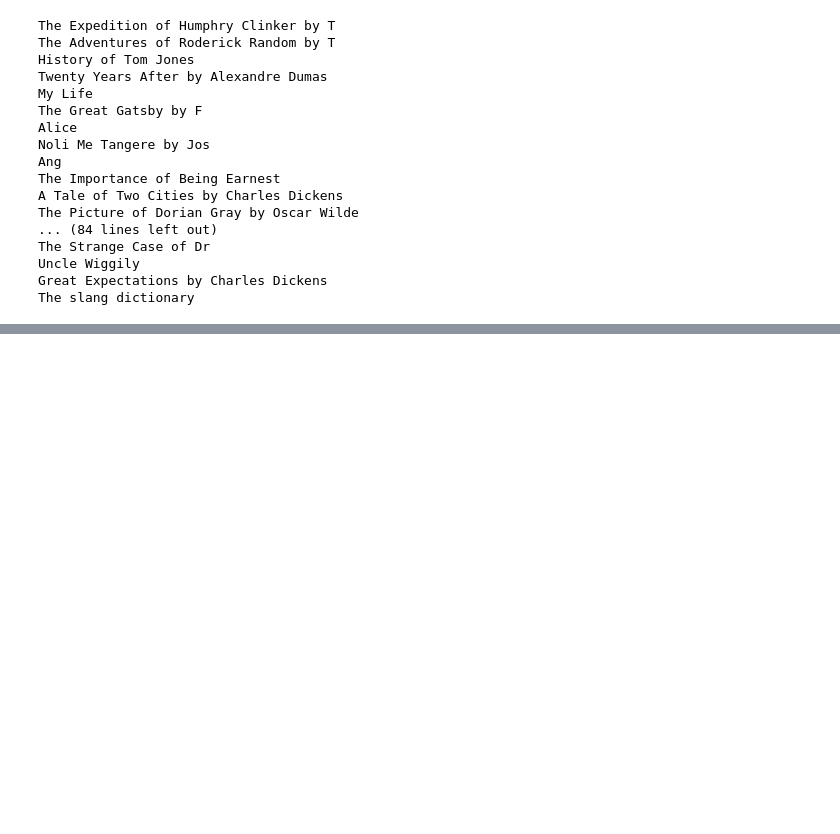
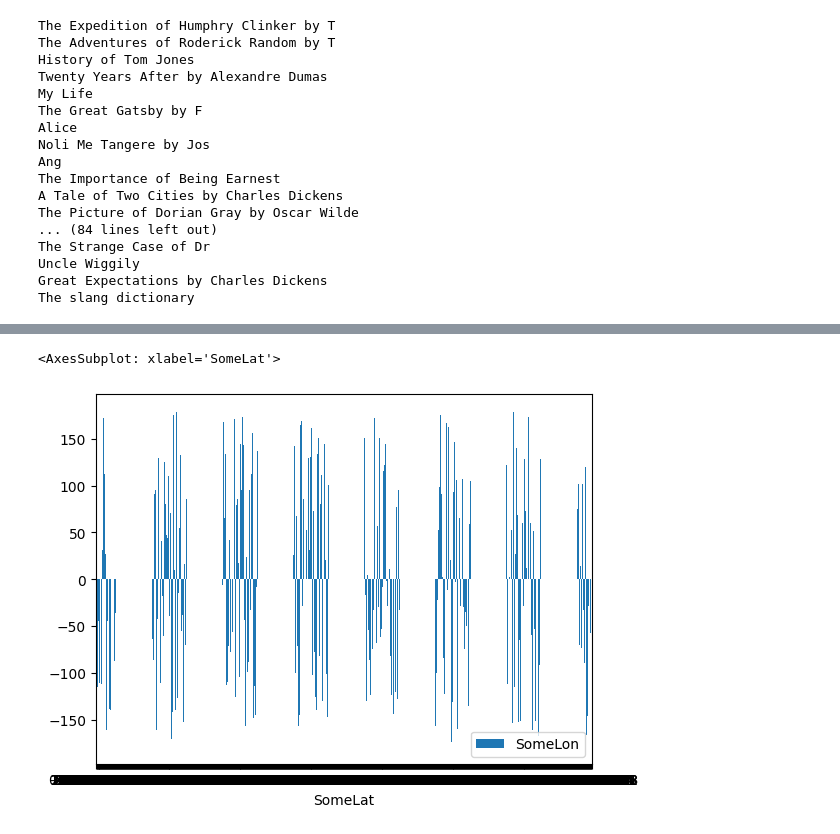
Before and after one commit to breannaparker1991/week9-10, a Jupyter notebook: Parker540Week9.ipynb, the cells around one changed output, grey strips where cells are left out. Saved outputs shown, nothing was run; the diff lists cells and outputs as text; code cells hidden in the pictures; blank space fills up the shorter version.

```diff
--- a/Parker540Week9.ipynb
+++ b/Parker540Week9.ipynb
@@ -249,0 +337,6 @@ FileNotFoundError: [Errno 2] No such file or directory: 'APIkeys.json'
+# %%
+#bar graph
+df.plot.bar(x='SomeLat', y='SomeLon', rot=0)
+# %% [output]
+<AxesSubplot: xlabel='SomeLat'>
+[figure, added]
```
Also changed, not shown: parts of 18 cells of this notebook, 2 other files.
